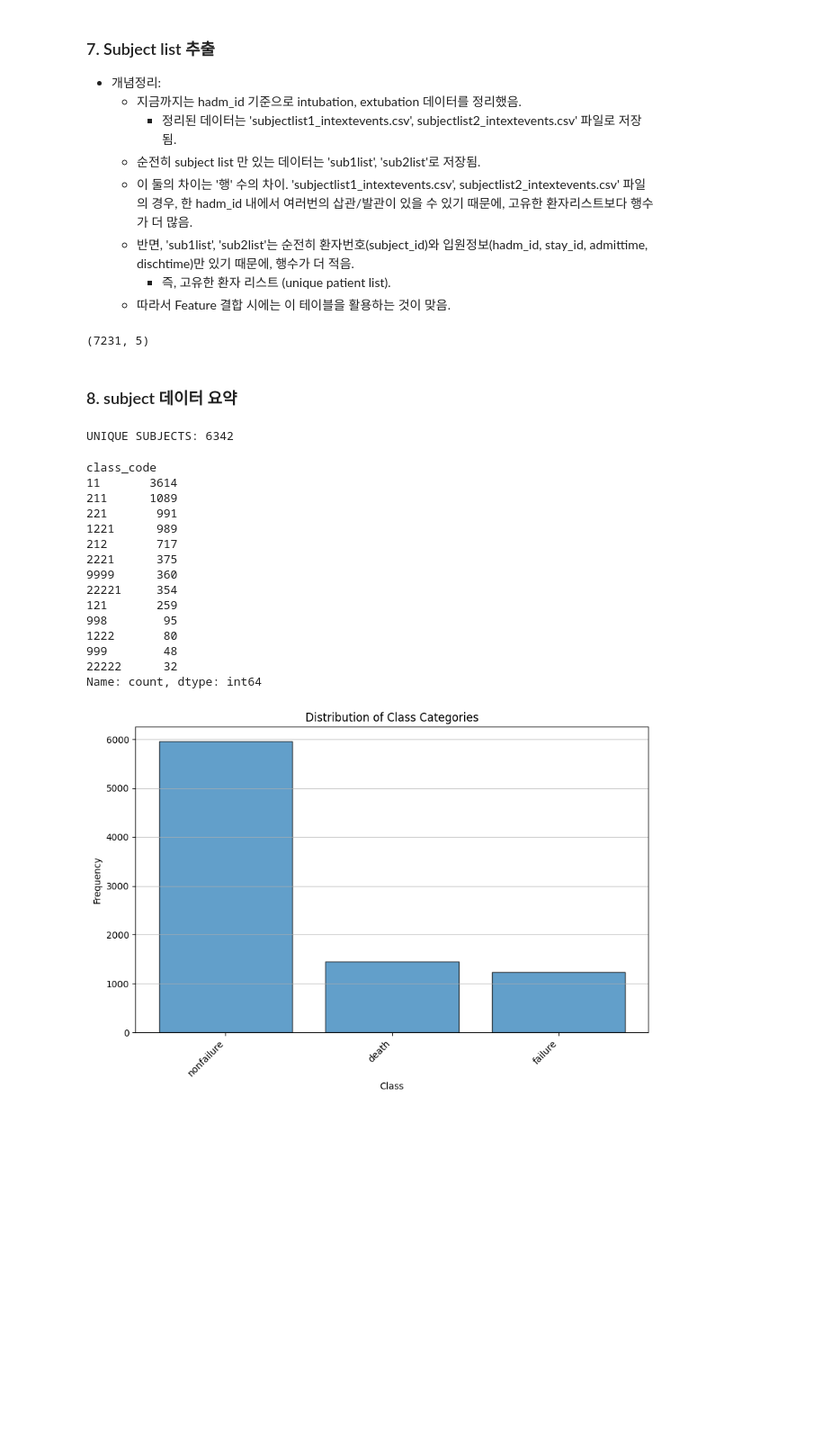
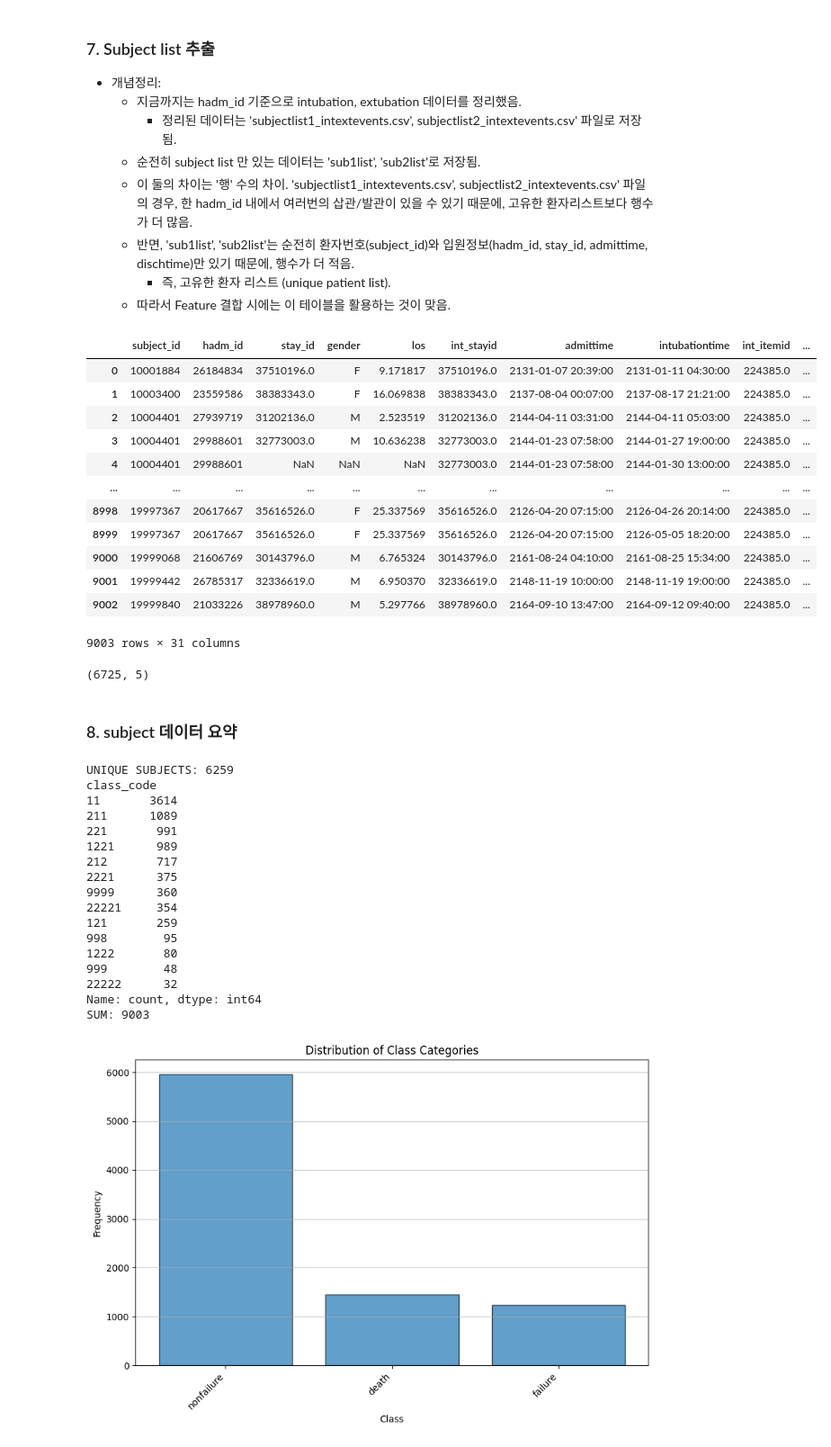
Before and after one commit to sujungleeml/P1_extubationfailure, a Jupyter notebook: 이수정/mimic4_ext_codes/00_subjectlist_prepare02_alignment.ipynb, the cells around one changed output. Shown at 90% size. Drawn from its saved outputs; the diff is of its cells as text; code cells hidden in the pictures; blank space fills up the shorter version.

```diff
--- a/이수정/mimic4_ext_codes/00_subjectlist_prepare02_alignment.ipynb
+++ b/이수정/mimic4_ext_codes/00_subjectlist_prepare02_alignment.ipynb
@@ -429,15 +461,15 @@ def categorize_patients(df):
 # %%
 subjectlist1 = categorize_patients(reintubation_df2)
 
-# stay_id, stayid_mismatch 칼럼 생성
+# stayid_mismatch 칼럼 생성
 subjectlist1 = util.mark_stayid_mismatch(subjectlist1)   # 삽관 발관 이벤트의 stay_id가 안 맞는 케이스를 마킹함.
-subjectlist1 = util.create_stay_id(subjectlist1)   # 'stay_id' 칼럼 생성
+# subjectlist1 = util.create_stay_id(subjectlist1)   # 'stay_id' 칼럼 생성
 
 
 subjectlist2 = subjectlist1[subjectlist1.mvtime == False]   # mvtime 제거
 
-print(f'Processed subjectlist1: {subjectlist1.shape}')   # (9003, 27)
-print(f'Processed subjectlist2: {subjectlist2.shape}')   # (6823, 27)
+print(f'Processed subjectlist1: {subjectlist1.shape}')   # (9003, 31)
+print(f'Processed subjectlist2: {subjectlist2.shape}')   # (6535, 31)
 
 subjectlist1.columns
 # %% [output]
@@ -504,6 +536,22 @@ Adjusted Loss
     - 반면, 'sub1list', 'sub2list'는 순전히 환자번호(subject_id)와 입원정보(hadm_id, stay_id, admittime, dischtime)만 있기 때문에, 행수가 더 적음.
         - 즉, 고유한 환자 리스트 (unique patient list).
     - 따라서 Feature 결합 시에는 이 테이블을 활용하는 것이 맞음.
+# %%
+subjectlist1
+# %% [output]
+|  | subject_id | hadm_id | stay_id | gender | los | int_stayid | admittime | intubationtime | int_itemid | ... |
+| 0 | 10001884 | 26184834 | 37510196.0 | F | 9.171817 | 37510196.0 | 2131-01-07 20:39:00 | 2131-01-11 04:30:00 | 224385.0 | ... |
+| 1 | 10003400 | 23559586 | 38383343.0 | F | 16.069838 | 38383343.0 | 2137-08-04 00:07:00 | 2137-08-17 21:21:00 | 224385.0 | ... |
+| 2 | 10004401 | 27939719 | 31202136.0 | M | 2.523519 | 31202136.0 | 2144-04-11 03:31:00 | 2144-04-11 05:03:00 | 224385.0 | ... |
+| 3 | 10004401 | 29988601 | 32773003.0 | M | 10.636238 | 32773003.0 | 2144-01-23 07:58:00 | 2144-01-27 19:00:00 | 224385.0 | ... |
+| 4 | 10004401 | 29988601 | NaN | NaN | NaN | 32773003.0 | 2144-01-23 07:58:00 | 2144-01-30 13:00:00 | 224385.0 | ... |
+| ... | ... | ... | ... | ... | ... | ... | ... | ... | ... | ... |
+| 8998 | 19997367 | 20617667 | 35616526.0 | F | 25.337569 | 35616526.0 | 2126-04-20 07:15:00 | 2126-04-26 20:14:00 | 224385.0 | ... |
+| 8999 | 19997367 | 20617667 | 35616526.0 | F | 25.337569 | 35616526.0 | 2126-04-20 07:15:00 | 2126-05-05 18:20:00 | 224385.0 | ... |
+| 9000 | 19999068 | 21606769 | 30143796.0 | M | 6.765324 | 30143796.0 | 2161-08-24 04:10:00 | 2161-08-25 15:34:00 | 224385.0 | ... |
+| 9001 | 19999442 | 26785317 | 32336619.0 | M | 6.950370 | 32336619.0 | 2148-11-19 10:00:00 | 2148-11-19 19:00:00 | 224385.0 | ... |
+| 9002 | 19999840 | 21033226 | 38978960.0 | M | 5.297766 | 38978960.0 | 2164-09-10 13:47:00 | 2164-09-12 09:40:00 | 224385.0 | ... |
+9003 rows × 31 columns
 # %%
 # 데이터 저장
 sub1list = subjectlist1 >> select('subject_id','hadm_id',\
@@ -523,31 +571,33 @@ sub2list.to_csv('./data/sub2list.csv')   # 고유 환자리스트
 # %%
 sub1list.shape
 # %% [output]
-(7231, 5)
+(6725, 5)
 # %% [markdown]
 ### 8. subject 데이터 요약
 # %%
 subject_count = sub1list.subject_id.nunique()   # 환자 수
 
 print(f'UNIQUE SUBJECTS: {subject_count}')
-subjectlist1.class_code.value_counts()
+print(subjectlist1.class_code.value_counts())
+print(f'SUM: {subjectlist1.class_code.value_counts().sum()}')
 # %% [output]
-UNIQUE SUBJECTS: 6342
+UNIQUE SUBJECTS: 6259
+class_code
+11       3614
+211      1089
+221       991
+1221      989
+212       717
+2221      375
+9999      360
+22221     354
+121       259
+998        95
+1222       80
+999        48
+22222      32
+Name: count, dtype: int64
+SUM: 9003
-class_code
-11       3614
-211      1089
-221       991
-1221      989
-212       717
-2221      375
-9999      360
-22221     354
-121       259
-998        95
-1222       80
-999        48
-22222      32
-Name: count, dtype: int64
 # %%
 # Class 별로 (Non-failure, Death, Failure) 빈도 확인
 class_counts = subjectlist1['class'].value_counts()
```
Also changed, not shown: parts of 16 cells of this notebook, 2 other files.
